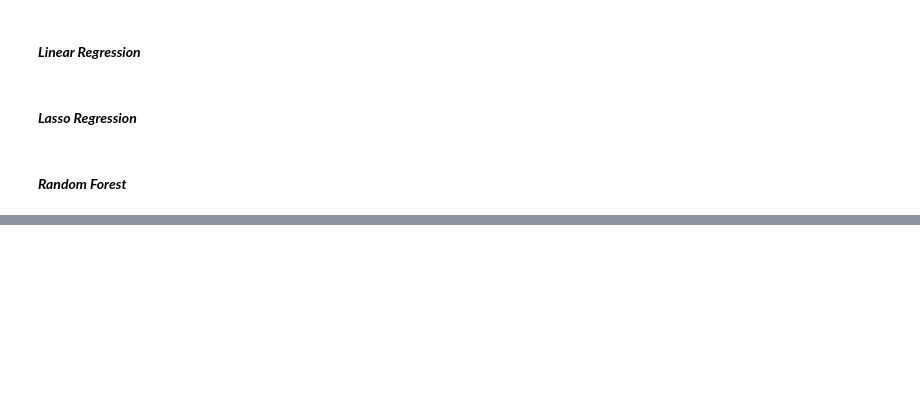
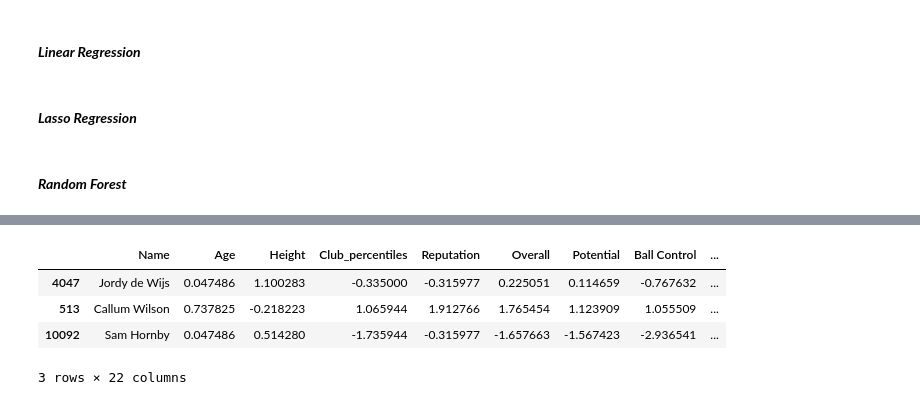
Before and after one commit to shafieiali42/Football-analysis, a Jupyter notebook: SoccerAnalysis.ipynb, the cells around one changed output, grey strips where cells are left out. Cells and saved outputs as stored; diff of their text form; code cells hidden in the pictures; blank space fills up the shorter version.

```diff
--- a/SoccerAnalysis.ipynb
+++ b/SoccerAnalysis.ipynb
@@ -715,0 +768,18 @@ print(test_acc)
+# %%
+frames = [X_train,X_test]
+df = pd.concat(frames)
+frames = [y_train,y_test]
+y_col= pd.concat(frames)
+df["log Value"]=y_col
+df["Value"]=np.exp(df["log Value"])
+df["Predicted Value"]=reg.predict(df.iloc[:,:-2])
+df["Predicted Value"]=np.exp(df["Predicted Value"])
+df["Diff"]=df["Predicted Value"]-df["Value"]
+df.insert(0,"Name",df_names["Name"])
+df.head(3)
+# %% [output]
+|  | Name | Age | Height | Club_percentiles | Reputation | Overall | Potential | Ball Control | ... |
+| 4047 | Jordy de Wijs | 0.047486 | 1.100283 | -0.335000 | -0.315977 | 0.225051 | 0.114659 | -0.767632 | ... |
+| 513 | Callum Wilson | 0.737825 | -0.218223 | 1.065944 | 1.912766 | 1.765454 | 1.123909 | 1.055509 | ... |
+| 10092 | Sam Hornby | 0.047486 | 0.514280 | -1.735944 | -0.315977 | -1.657663 | -1.567423 | -2.936541 | ... |
+3 rows × 22 columns
```
Also changed, not shown: parts of 21 cells of this notebook.
